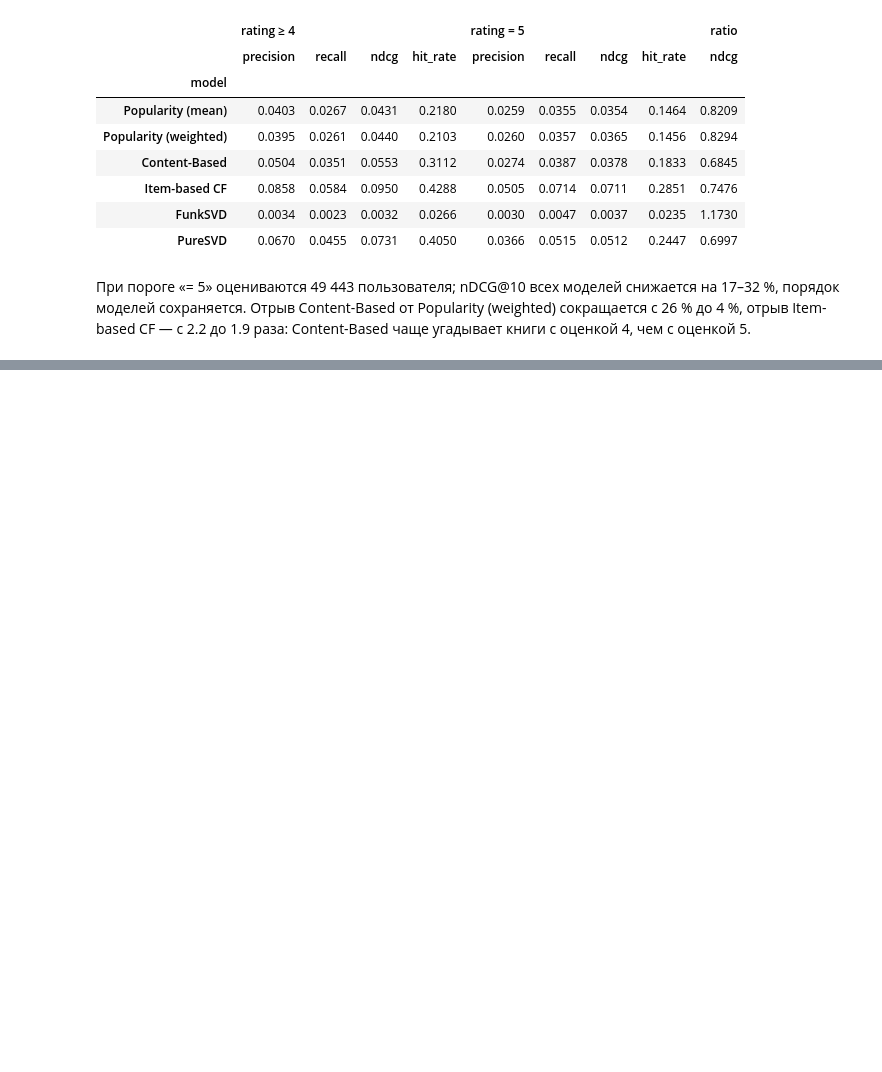
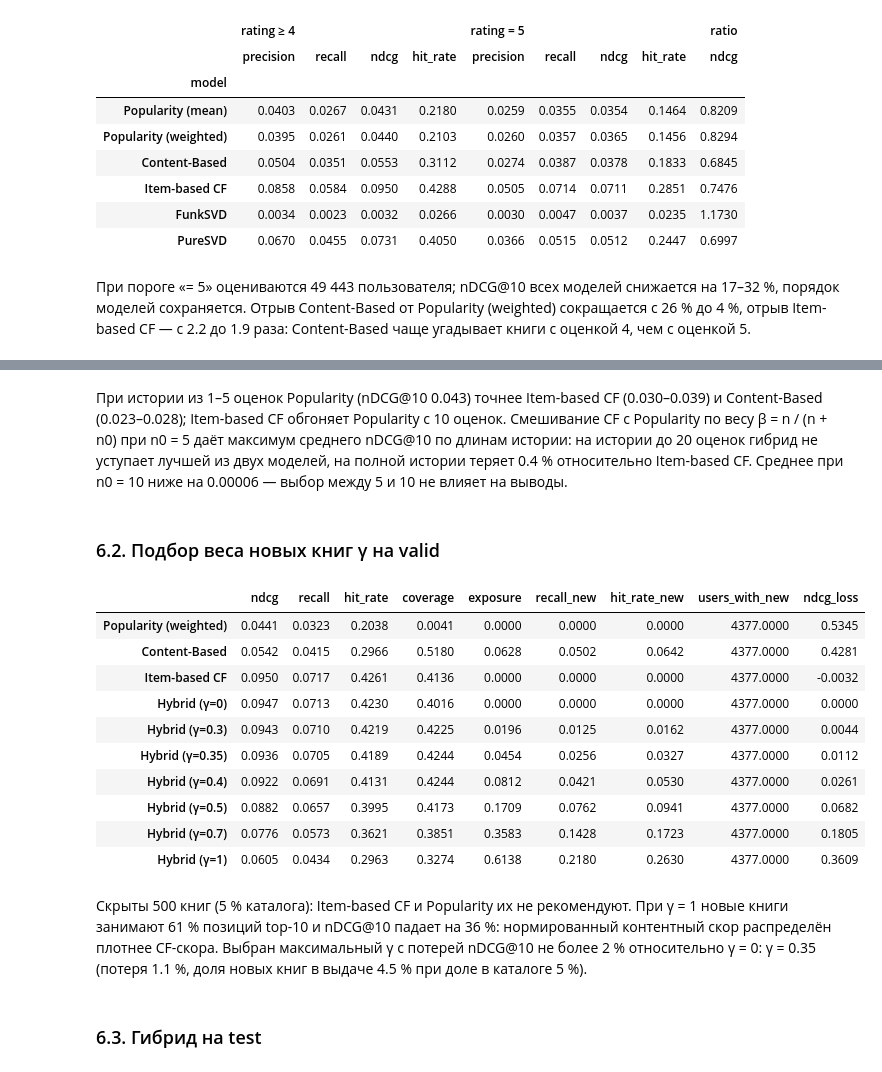
Before and after one commit to a-kapset/Rec_Systems_HW1, a Jupyter notebook: notebooks/goodbooks_recsys.ipynb, the cells around one changed output, grey strips where cells are left out. Cells and saved outputs as stored; diff of their text form; code cells hidden in the pictures; blank space fills up the shorter version.

```diff
--- a/notebooks/goodbooks_recsys.ipynb
+++ b/notebooks/goodbooks_recsys.ipynb
@@ -1193,0 +1251,32 @@ threshold_table
+# %% [markdown]
+При истории из 1–5 оценок Popularity (nDCG@10 0.043) точнее Item-based CF (0.030–0.039) и Content-Based (0.023–0.028); Item-based CF обгоняет Popularity с 10 оценок. Смешивание CF с Popularity по весу β = n / (n + n0) при n0 = 5 даёт максимум среднего nDCG@10 по длинам истории: на истории до 20 оценок гибрид не уступает лучшей из двух моделей, на полной истории теряет 0.4 % относительно Item-based CF. Среднее при n0 = 10 ниже на 0.00006 — выбор между 5 и 10 не влияет на выводы.
+# %% [markdown]
+### 6.2. Подбор веса новых книг γ на valid
+# %%
+valid_items_train, valid_new_books = cold_start.hide_items(inner.train)
+valid_item_models = cold_start.fit_models(
+    valid_items_train, dataset.books, book_tags, pure_svd=False
+)
+gamma_table = cold_start.evaluate_new_item_weights(
+    valid_item_models,
+    cold_start.with_train(valid_set, valid_items_train),
+    valid_new_books,
+    (0, 0.3, 0.35, 0.4, 0.5, 0.7, 1.0),
+)
+gamma_table.assign(ndcg_loss=1 - gamma_table["ndcg"] / gamma_table.loc["Hybrid (γ=0)", "ndcg"])
+# %% [output]
+|  | ndcg | recall | hit_rate | coverage | exposure | recall_new | hit_rate_new | users_with_new | ndcg_loss |
+| Popularity (weighted) | 0.0441 | 0.0323 | 0.2038 | 0.0041 | 0.0000 | 0.0000 | 0.0000 | 4377.0000 | 0.5345 |
+| Content-Based | 0.0542 | 0.0415 | 0.2966 | 0.5180 | 0.0628 | 0.0502 | 0.0642 | 4377.0000 | 0.4281 |
+| Item-based CF | 0.0950 | 0.0717 | 0.4261 | 0.4136 | 0.0000 | 0.0000 | 0.0000 | 4377.0000 | -0.0032 |
+| Hybrid (γ=0) | 0.0947 | 0.0713 | 0.4230 | 0.4016 | 0.0000 | 0.0000 | 0.0000 | 4377.0000 | 0.0000 |
+| Hybrid (γ=0.3) | 0.0943 | 0.0710 | 0.4219 | 0.4225 | 0.0196 | 0.0125 | 0.0162 | 4377.0000 | 0.0044 |
+| Hybrid (γ=0.35) | 0.0936 | 0.0705 | 0.4189 | 0.4244 | 0.0454 | 0.0256 | 0.0327 | 4377.0000 | 0.0112 |
+| Hybrid (γ=0.4) | 0.0922 | 0.0691 | 0.4131 | 0.4244 | 0.0812 | 0.0421 | 0.0530 | 4377.0000 | 0.0261 |
+| Hybrid (γ=0.5) | 0.0882 | 0.0657 | 0.3995 | 0.4173 | 0.1709 | 0.0762 | 0.0941 | 4377.0000 | 0.0682 |
+| Hybrid (γ=0.7) | 0.0776 | 0.0573 | 0.3621 | 0.3851 | 0.3583 | 0.1428 | 0.1723 | 4377.0000 | 0.1805 |
+| Hybrid (γ=1) | 0.0605 | 0.0434 | 0.2963 | 0.3274 | 0.6138 | 0.2180 | 0.2630 | 4377.0000 | 0.3609 |
+# %% [markdown]
+Скрыты 500 книг (5 % каталога): Item-based CF и Popularity их не рекомендуют. При γ = 1 новые книги занимают 61 % позиций top-10 и nDCG@10 падает на 36 %: нормированный контентный скор распределён плотнее CF-скора. Выбран максимальный γ с потерей nDCG@10 не более 2 % относительно γ = 0: γ = 0.35 (потеря 1.1 %, доля новых книг в выдаче 4.5 % при доле в каталоге 5 %).
+# %% [markdown]
+### 6.3. Гибрид на test
```
Also changed, not shown: parts of 19 cells of this notebook, 8 other files.
